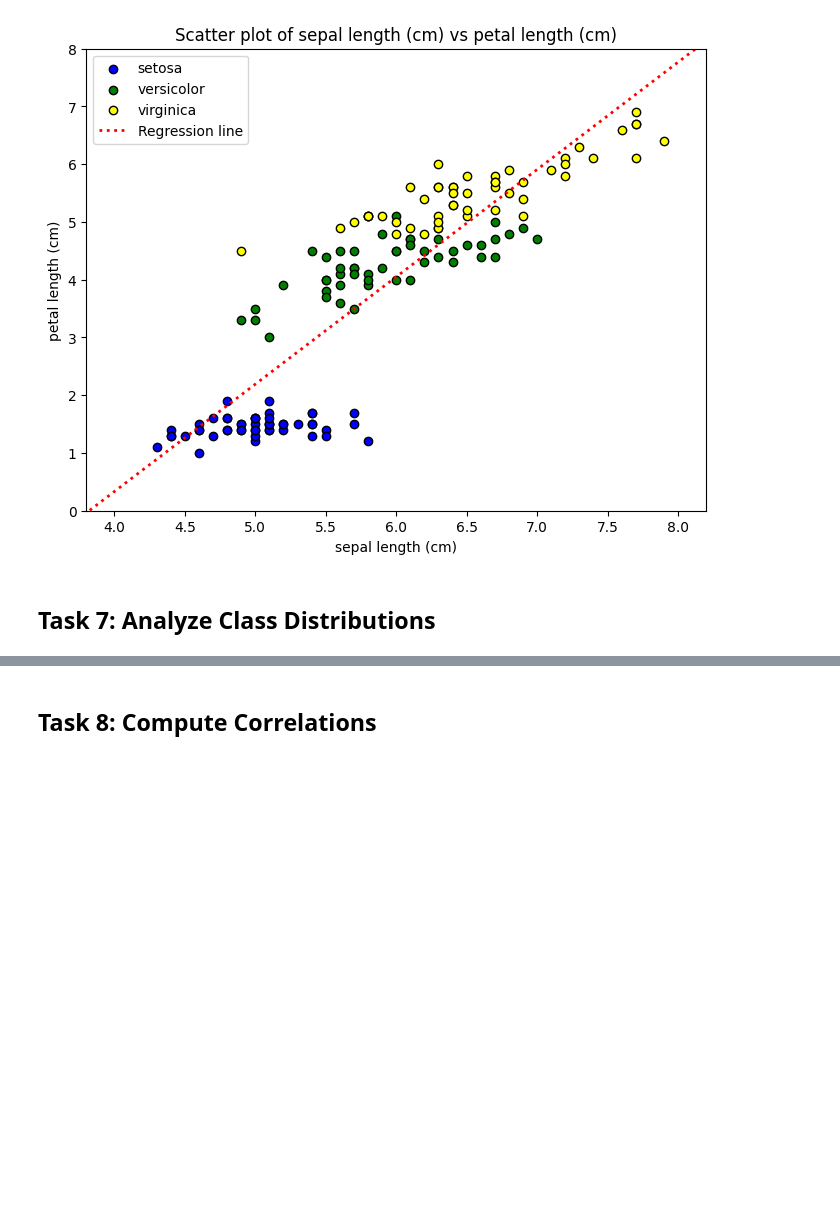
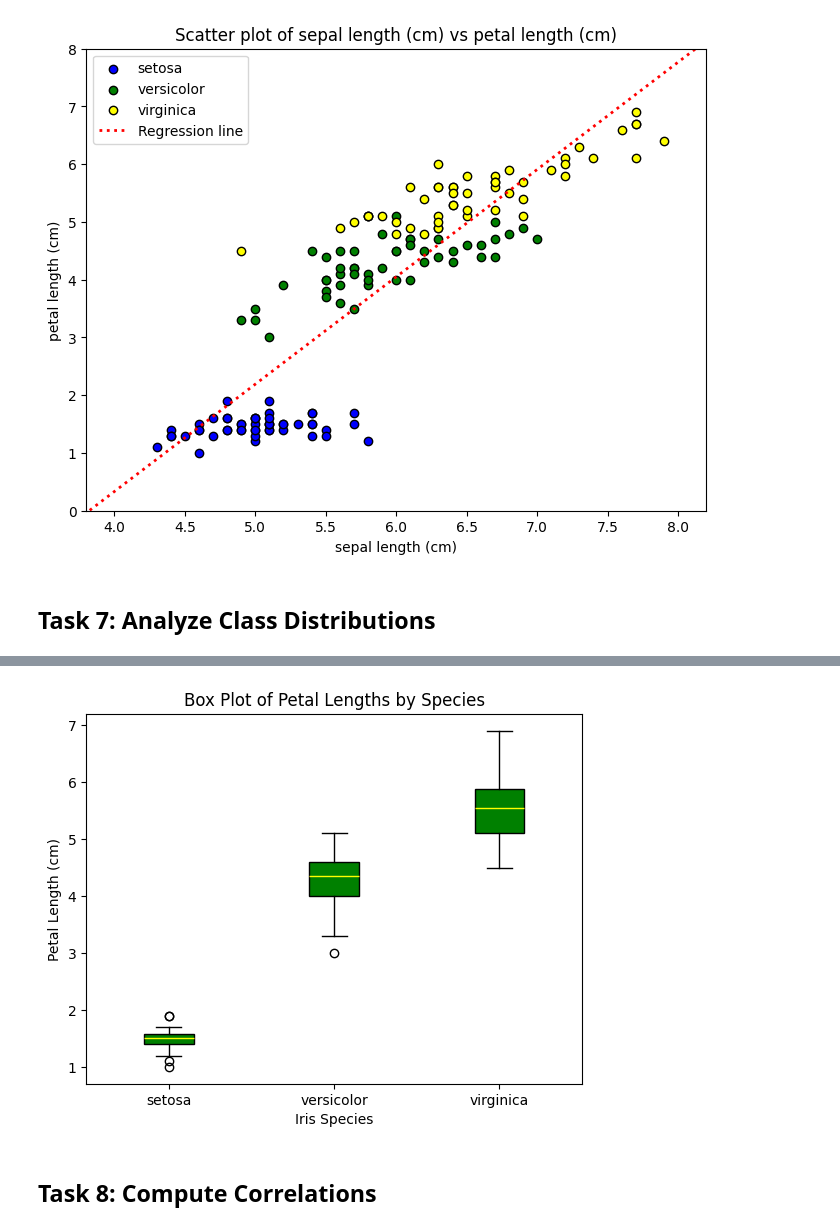
Before and after one commit to Hugo-van-Zyl/principles_of_data_analytics, a Jupyter notebook: tasks.ipynb, the cells around one changed output, grey strips where cells are left out. Cells and saved outputs as stored; diff of their text form; code cells hidden in the pictures; blank space fills up the shorter version.

```diff
--- a/tasks.ipynb
+++ b/tasks.ipynb
@@ -391,3 +395,19 @@ Create box-plots of the petal lengths for each of the three classes.
+# %%
+# Filter through data to select the petal lenghts of each species
+setosa_pl = dft_Iris[dft_Iris.species == "setosa"][feuture2] # select specific data from main Iris dataframe i.e. petal lenght for each species
+versicolor_pl = dft_Iris[dft_Iris.species == "versicolor"][feuture2] # select specific data from main Iris dataframe i.e. petal lenght for each species
+virginica_pl = dft_Iris[dft_Iris.species == "virginica"][feuture2] # select specific data from main Iris dataframe i.e. petal lenght for each species
+
+#print(setosa_pl) # test output to see if correct selection
+
+# No create the boxplot(s) for all species
+plt.boxplot([setosa_pl, versicolor_pl, virginica_pl], tick_labels=data_Iris.target_names, patch_artist=True, boxprops=dict(facecolor="green"), autorange = True, medianprops=dict(color="yellow"))
+plt.title("Box Plot of Petal Lengths by Species")
+plt.xlabel("Iris Species")
+plt.ylabel("Petal Length (cm)")
+plt.show()
+# %% [output]
+[figure, added]
 # %% [markdown]
 ## Task 8: Compute Correlations
 # %% [markdown]
```
Also changed, not shown: parts of 2 cells of this notebook.
